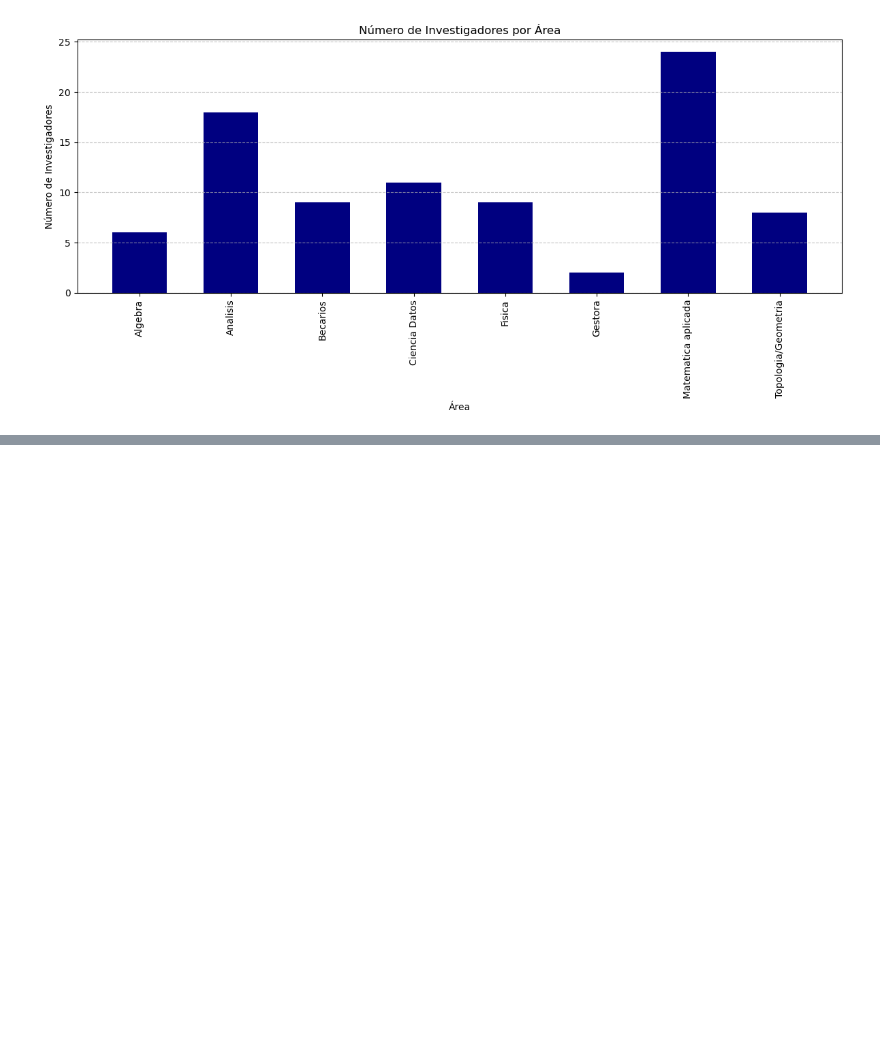
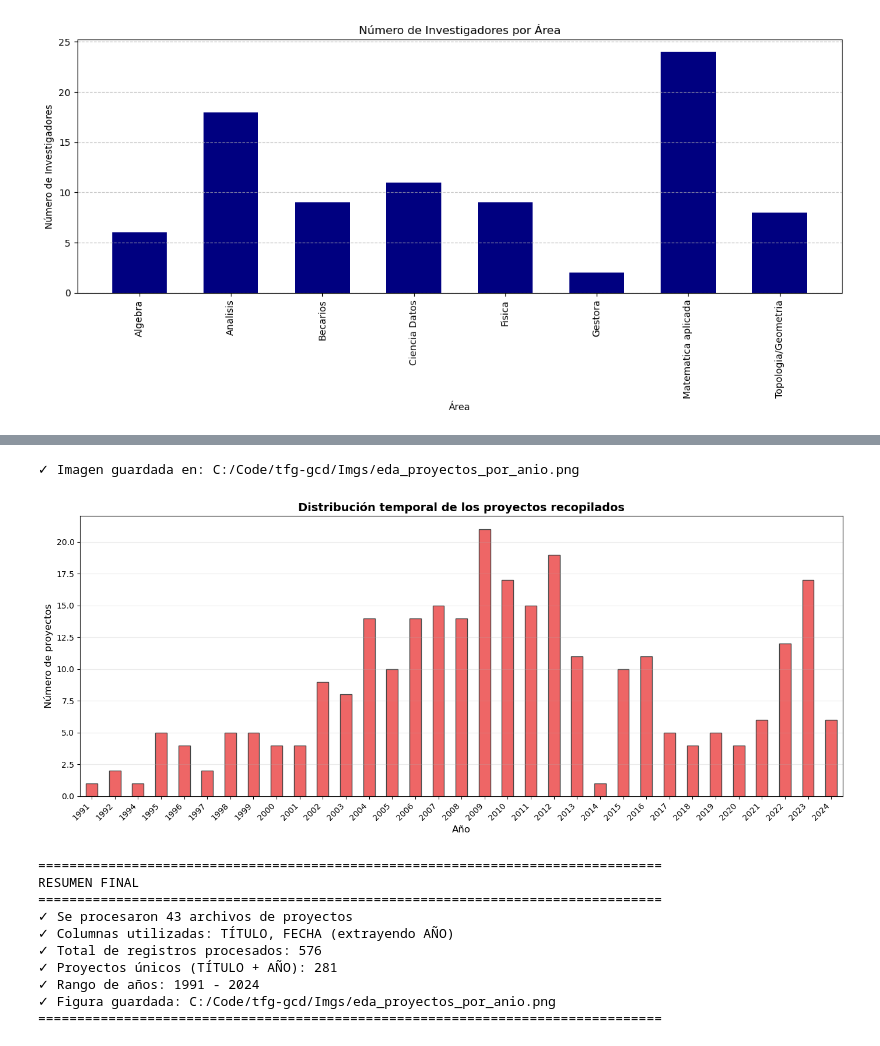
Before and after one commit to jarm32/tfg-gcd, a Jupyter notebook: Used-code/20250631 Análisis exploratorio.ipynb, the cells around one changed output, grey strips where cells are left out. Drawn from its saved outputs; the diff is of its cells as text; code cells hidden in the pictures; blank space fills up the shorter version.

```diff
--- a/Used-code/20250631 Análisis exploratorio.ipynb
+++ b/Used-code/20250631 Análisis exploratorio.ipynb
@@ -176,0 +372,52 @@ plt.show()
+# %%
+# ========== GENERACIÓN DEL GRÁFICO ==========
+
+# Crear figura con especificaciones del usuario
+plt.figure(figsize=(14, 6))
+conteo_por_anio.plot(
+    kind="bar",
+    color="#EE6666",
+    edgecolor="#444444",
+    linewidth=1
+)
+
+plt.title("Distribución temporal de los proyectos recopilados", fontsize=14, fontweight='bold')
+plt.xlabel("Año", fontsize=12)
+plt.ylabel("Número de proyectos", fontsize=12)
+plt.xticks(rotation=45, ha="right")
+plt.tight_layout()
+plt.grid(axis="y", alpha=0.25)
+
+# Crear directorio si no existe
+os.makedirs("C:/Code/tfg-gcd/Imgs", exist_ok=True)
+
+# Guardar la imagen
+ruta_salida = "C:/Code/tfg-gcd/Imgs/eda_proyectos_por_anio.png"
+plt.savefig(ruta_salida, dpi=300, bbox_inches="tight")
+print(f"\n✓ Imagen guardada en: {ruta_salida}")
+
+plt.show()
+
+print("\n" + "="*80)
+print("RESUMEN FINAL")
+print("="*80)
+print(f"✓ Se procesaron {num_archivos} archivos de proyectos")
+print(f"✓ Columnas utilizadas: TÍTULO, FECHA (extrayendo AÑO)")
+print(f"✓ Total de registros procesados: {len(df_proyectos_total)}")
+print(f"✓ Proyectos únicos (TÍTULO + AÑO): {len(df_proyectos_unicos)}")
+print(f"✓ Rango de años: {int(conteo_por_anio.index.min())} - {int(conteo_por_anio.index.max())}")
+print(f"✓ Figura guardada: {ruta_salida}")
+print("="*80)
+# %% [output]
+✓ Imagen guardada en: C:/Code/tfg-gcd/Imgs/eda_proyectos_por_anio.png
+[figure, added]
+================================================================================
+RESUMEN FINAL
+================================================================================
+✓ Se procesaron 43 archivos de proyectos
+✓ Columnas utilizadas: TÍTULO, FECHA (extrayendo AÑO)
+✓ Total de registros procesados: 576
+✓ Proyectos únicos (TÍTULO + AÑO): 281
+✓ Rango de años: 1991 - 2024
+✓ Figura guardada: C:/Code/tfg-gcd/Imgs/eda_proyectos_por_anio.png
+================================================================================
```
Also changed, not shown: parts of 5 cells of this notebook, 14 other files.
